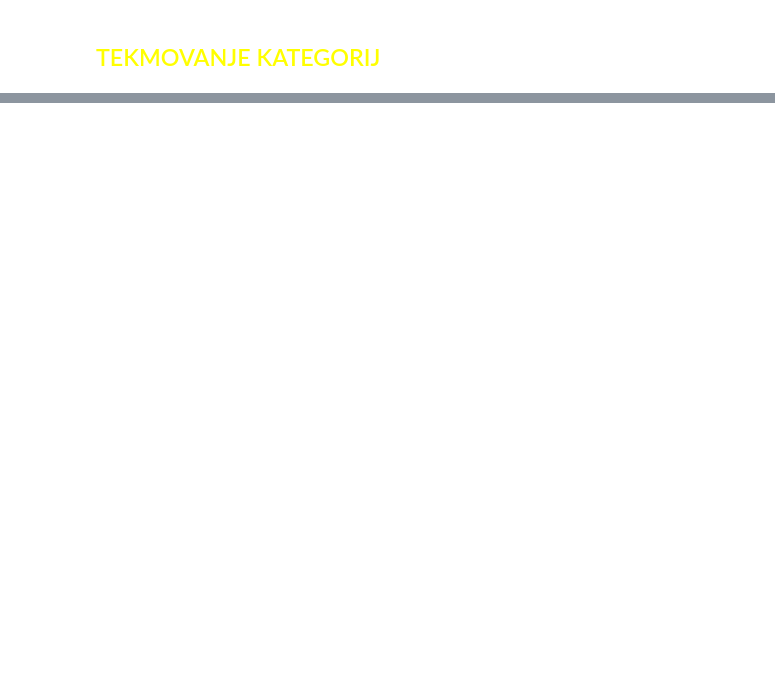
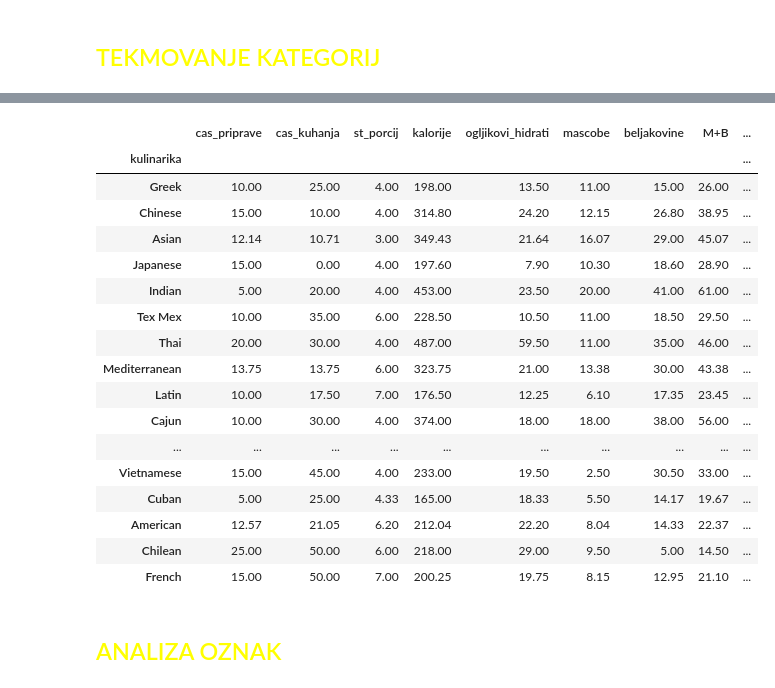
Before and after one commit to AljaZaletelj/Analiza-receptov, a Jupyter notebook: analiza_receptov.ipynb, the cells around one changed output, grey strips where cells are left out. Drawn from its saved outputs; the diff is of its cells as text; code cells hidden in the pictures; blank space fills up the shorter version.

Commit message:
Analiza kategorij in kulinarik

```diff
--- a/analiza_receptov.ipynb
+++ b/analiza_receptov.ipynb
@@ -347,0 +375,7 @@ Zmagovalna kategorija je Soup.
+# %%
+recepti_z_kulinarikami = pd.merge(recepti, kulinarike)
+recepti_po_kulinarikah = recepti_z_kulinarikami.groupby("kulinarika")
+seznam_kulinarike = recepti_z_kulinarikami.kulinarika.unique().tolist()
+# %%
+pd.options.display.max_rows = 30
+recepti_po_kulinarikah.size().sort_values()
@@ -347,0 +415,21 @@ Zmagovalna kategorija je Soup.
+# %%
+recepti_po_kulinarikah.mean().drop(columns=["id_recepta"]).round(2).sort_values("KT")
+# %% [output]
+|  | cas_priprave | cas_kuhanja | st_porcij | kalorije | ogljikovi_hidrati | mascobe | beljakovine | M+B | ... |
+| kulinarika |  |  |  |  |  |  |  |  | ... |
+| Greek | 10.00 | 25.00 | 4.00 | 198.00 | 13.50 | 11.00 | 15.00 | 26.00 | ... |
+| Chinese | 15.00 | 10.00 | 4.00 | 314.80 | 24.20 | 12.15 | 26.80 | 38.95 | ... |
+| Asian | 12.14 | 10.71 | 3.00 | 349.43 | 21.64 | 16.07 | 29.00 | 45.07 | ... |
+| Japanese | 15.00 | 0.00 | 4.00 | 197.60 | 7.90 | 10.30 | 18.60 | 28.90 | ... |
+| Indian | 5.00 | 20.00 | 4.00 | 453.00 | 23.50 | 20.00 | 41.00 | 61.00 | ... |
+| Tex Mex | 10.00 | 35.00 | 6.00 | 228.50 | 10.50 | 11.00 | 18.50 | 29.50 | ... |
+| Thai | 20.00 | 30.00 | 4.00 | 487.00 | 59.50 | 11.00 | 35.00 | 46.00 | ... |
+| Mediterranean | 13.75 | 13.75 | 6.00 | 323.75 | 21.00 | 13.38 | 30.00 | 43.38 | ... |
+| Latin | 10.00 | 17.50 | 7.00 | 176.50 | 12.25 | 6.10 | 17.35 | 23.45 | ... |
+| Cajun | 10.00 | 30.00 | 4.00 | 374.00 | 18.00 | 18.00 | 38.00 | 56.00 | ... |
+| ... | ... | ... | ... | ... | ... | ... | ... | ... | ... |
+| Vietnamese | 15.00 | 45.00 | 4.00 | 233.00 | 19.50 | 2.50 | 30.50 | 33.00 | ... |
+| Cuban | 5.00 | 25.00 | 4.33 | 165.00 | 18.33 | 5.50 | 14.17 | 19.67 | ... |
+| American | 12.57 | 21.05 | 6.20 | 212.04 | 22.20 | 8.04 | 14.33 | 22.37 | ... |
+| Chilean | 25.00 | 50.00 | 6.00 | 218.00 | 29.00 | 9.50 | 5.00 | 14.50 | ... |
+| French | 15.00 | 50.00 | 7.00 | 200.25 | 19.75 | 8.15 | 12.95 | 21.10 | ... |
@@ -347,0 +438,2 @@ Zmagovalna kategorija je Soup.
+# %% [markdown]
+## <span style="color:yellow">ANALIZA OZNAK</span>
```
Also changed, not shown: parts of 53 cells of this notebook.
